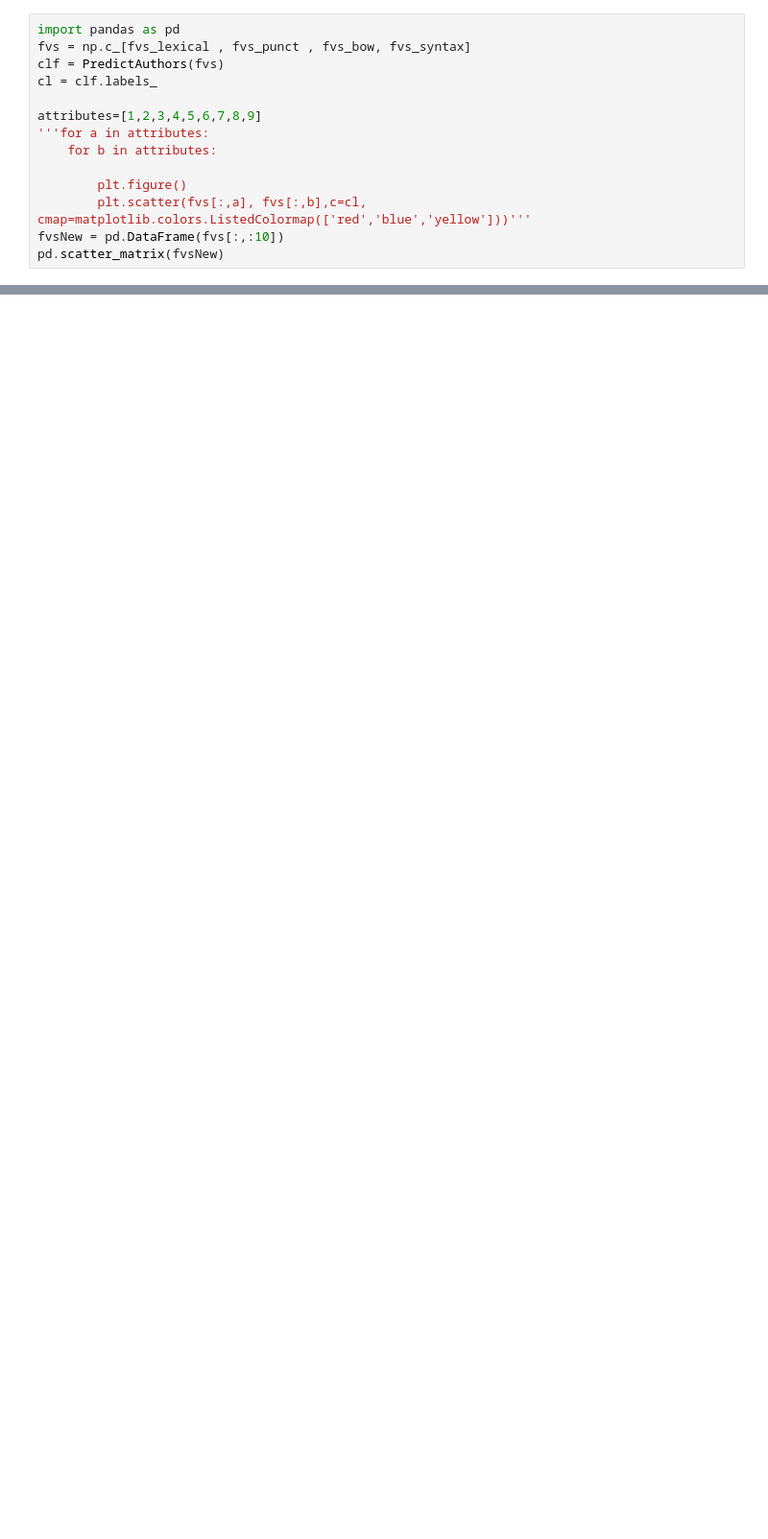
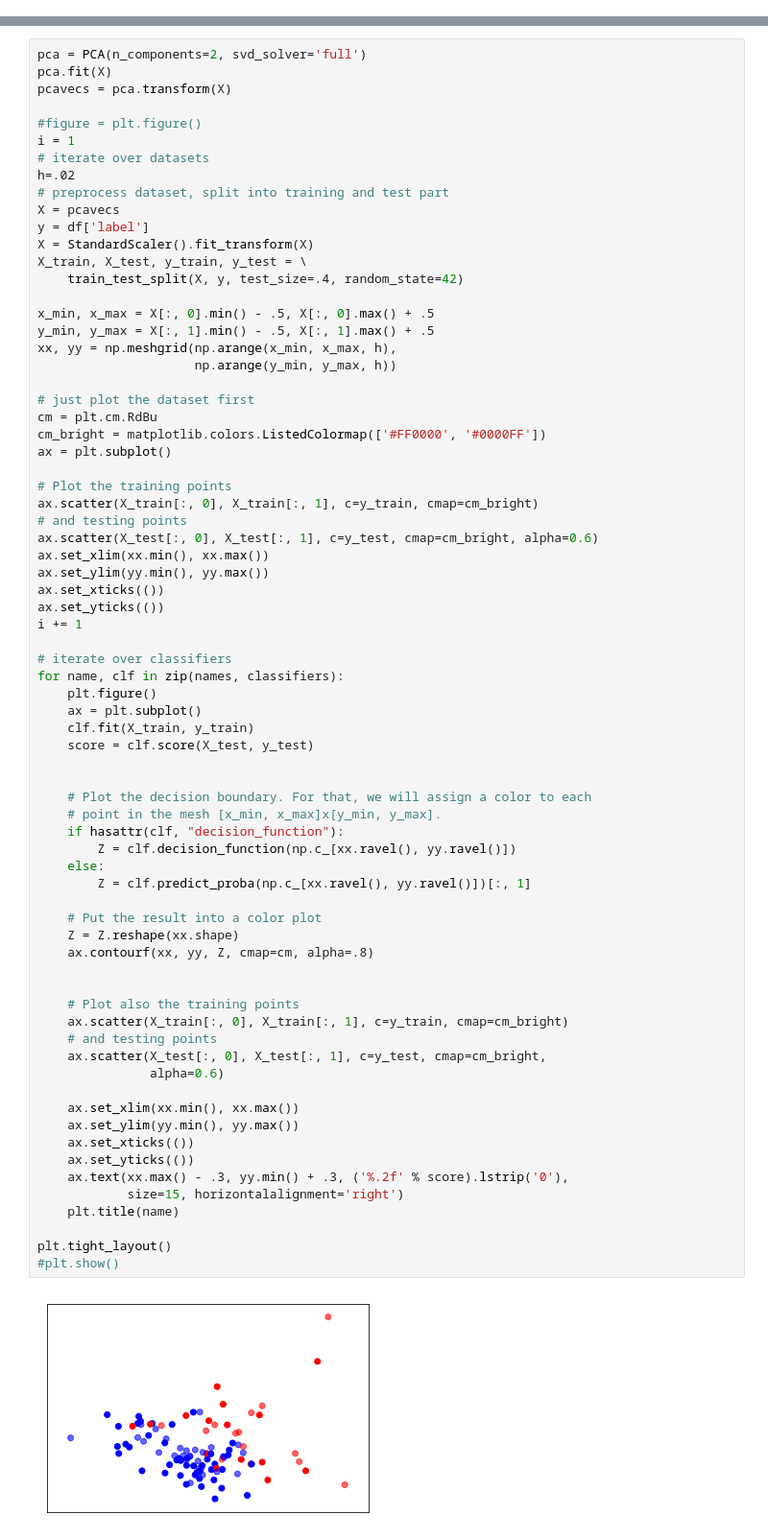
Before and after one commit to nickk752/presidential-data-science, a Jupyter notebook: Author Attribution.ipynb, the cells around one changed output, grey strips where cells are left out. Shown: that part at 96% size. Saved outputs shown, nothing was run; the diff lists cells and outputs as text; blank space fills up the shorter version.

```diff
--- a/Author Attribution.ipynb
+++ b/Author Attribution.ipynb
@@ -107,14 +145,0 @@ def PredictAuthors(fvs):
-# %%
-import pandas as pd
-fvs = np.c_[fvs_lexical , fvs_punct , fvs_bow, fvs_syntax]
-clf = PredictAuthors(fvs)
-cl = clf.labels_
-
-attributes=[1,2,3,4,5,6,7,8,9]
-'''for a in attributes:
-    for b in attributes:
-
-        plt.figure()
-        plt.scatter(fvs[:,a], fvs[:,b],c=cl, cmap=matplotlib.colors.ListedColormap(['red','blue','yellow']))'''
-fvsNew = pd.DataFrame(fvs[:,:10])
-pd.scatter_matrix(fvsNew)
@@ -158,0 +194,74 @@ plt.scatter(U[:, 0], U[:,1],c=cl, cmap=matplotlib.colors.ListedColormap(['red','
+# %%
+pca = PCA(n_components=2, svd_solver='full')
+pca.fit(X)
+pcavecs = pca.transform(X)
+
+#figure = plt.figure()
+i = 1
+# iterate over datasets
+h=.02
+# preprocess dataset, split into training and test part
+X = pcavecs
+y = df['label']
+X = StandardScaler().fit_transform(X)
+X_train, X_test, y_train, y_test = \
+    train_test_split(X, y, test_size=.4, random_state=42)
+
+x_min, x_max = X[:, 0].min() - .5, X[:, 0].max() + .5
+y_min, y_max = X[:, 1].min() - .5, X[:, 1].max() + .5
+xx, yy = np.meshgrid(np.arange(x_min, x_max, h),
+                     np.arange(y_min, y_max, h))
+
+# just plot the dataset first
+cm = plt.cm.RdBu
+cm_bright = matplotlib.colors.ListedColormap(['#FF0000', '#0000FF'])
+ax = plt.subplot()
+
+# Plot the training points
+ax.scatter(X_train[:, 0], X_train[:, 1], c=y_train, cmap=cm_bright)
+# and testing points
+ax.scatter(X_test[:, 0], X_test[:, 1], c=y_test, cmap=cm_bright, alpha=0.6)
+ax.set_xlim(xx.min(), xx.max())
+ax.set_ylim(yy.min(), yy.max())
+ax.set_xticks(())
+ax.set_yticks(())
+i += 1
+
+# iterate over classifiers
+for name, clf in zip(names, classifiers):
+    plt.figure()
+    ax = plt.subplot()
+    clf.fit(X_train, y_train)
+    score = clf.score(X_test, y_test)
+
+
+    # Plot the decision boundary. For that, we will assign a color to each
+    # point in the mesh [x_min, x_max]x[y_min, y_max].
+    if hasattr(clf, "decision_function"):
+        Z = clf.decision_function(np.c_[xx.ravel(), yy.ravel()])
+    else:
+        Z = clf.predict_proba(np.c_[xx.ravel(), yy.ravel()])[:, 1]
+
+    # Put the result into a color plot
+    Z = Z.reshape(xx.shape)
+    ax.contourf(xx, yy, Z, cmap=cm, alpha=.8)
+
+
+    # Plot also the training points
+    ax.scatter(X_train[:, 0], X_train[:, 1], c=y_train, cmap=cm_bright)
+    # and testing points
+    ax.scatter(X_test[:, 0], X_test[:, 1], c=y_test, cmap=cm_bright,
+               alpha=0.6)
+
+    ax.set_xlim(xx.min(), xx.max())
+    ax.set_ylim(yy.min(), yy.max())
+    ax.set_xticks(())
+    ax.set_yticks(())
+    ax.text(xx.max() - .3, yy.min() + .3, ('%.2f' % score).lstrip('0'),
+            size=15, horizontalalignment='right')
+    plt.title(name)
+
+plt.tight_layout()
+#plt.show()
+# %% [output]
+[figure, added]
```
Also changed, not shown: parts of 20 cells of this notebook, 21 other files.
